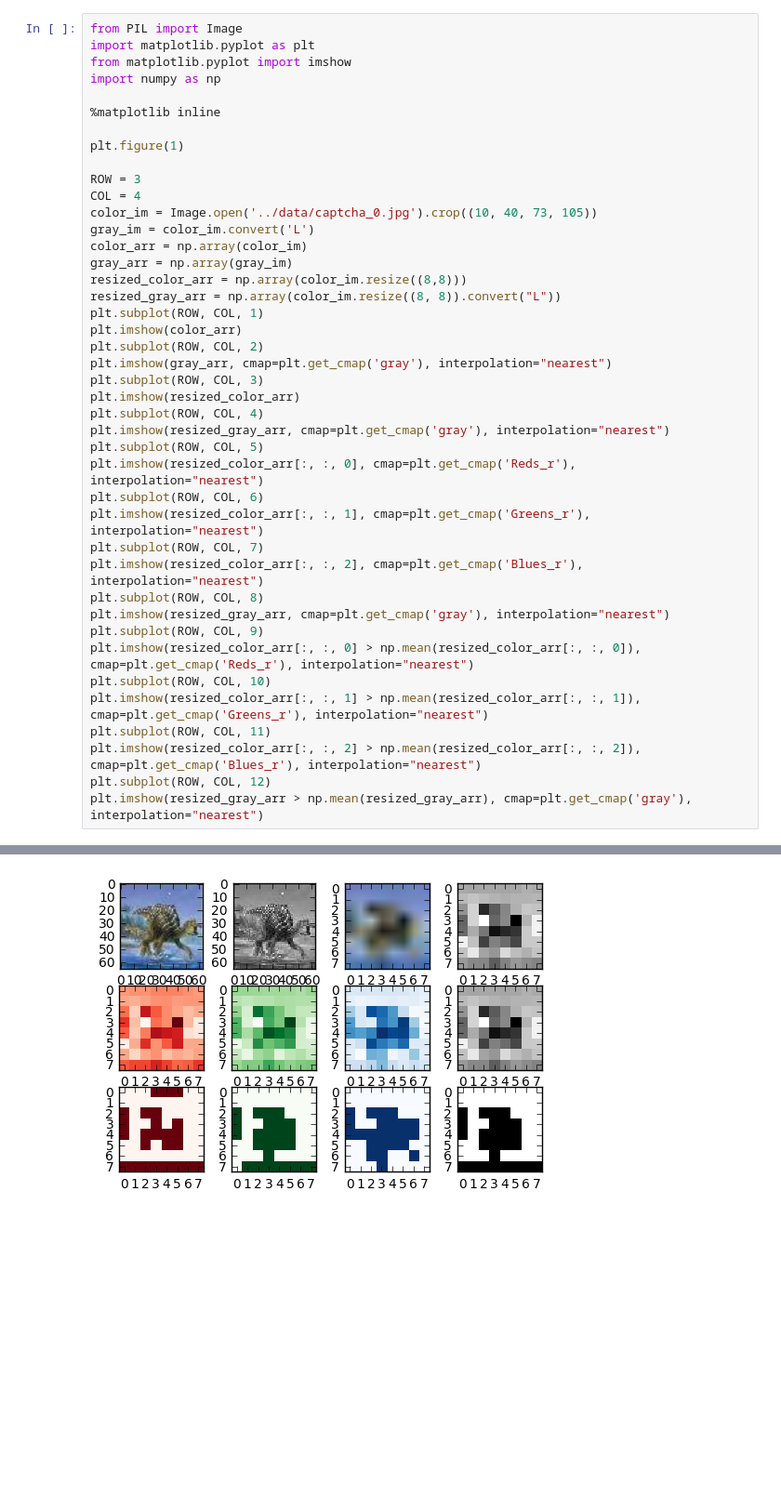
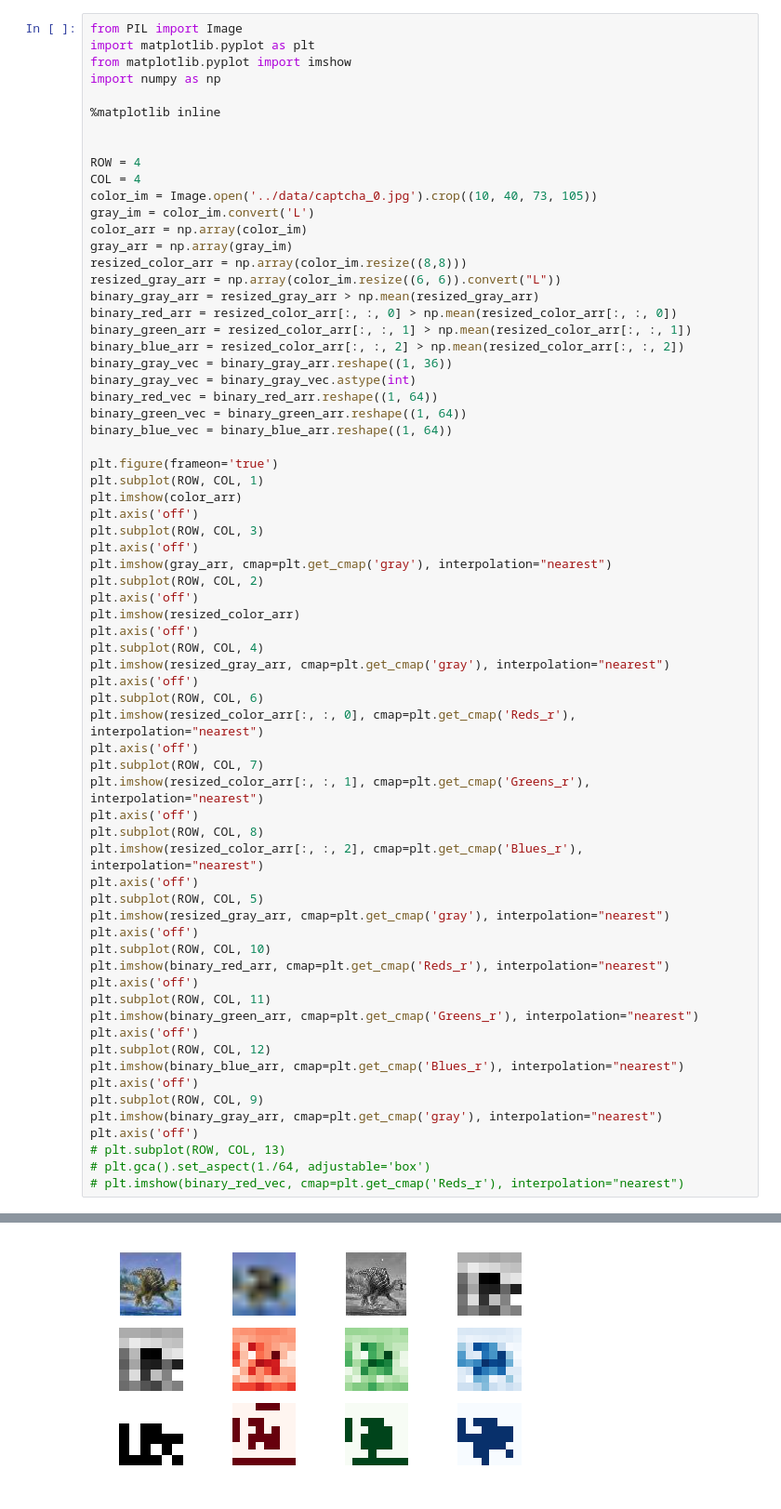
Before and after one commit to LittleHann/Break12306Captcha, a Jupyter notebook: visualize/perceptual_hashing.ipynb, the cells around one changed output, grey strips where cells are left out. Shown at 93% size. Saved outputs shown, nothing was run; the diff lists cells and outputs as text; blank space fills up the shorter version.

```diff
--- a/visualize/perceptual_hashing.ipynb
+++ b/visualize/perceptual_hashing.ipynb
@@ -6,38 +6,64 @@ import numpy as np
 
 %matplotlib inline
 
-plt.figure(1)
 
-ROW = 3
+ROW = 4
 COL = 4
 color_im = Image.open('../data/captcha_0.jpg').crop((10, 40, 73, 105))
 gray_im = color_im.convert('L')
 color_arr = np.array(color_im)
 gray_arr = np.array(gray_im)
 resized_color_arr = np.array(color_im.resize((8,8)))
-resized_gray_arr = np.array(color_im.resize((8, 8)).convert("L"))
+resized_gray_arr = np.array(color_im.resize((6, 6)).convert("L"))
+binary_gray_arr = resized_gray_arr > np.mean(resized_gray_arr)
+binary_red_arr = resized_color_arr[:, :, 0] > np.mean(resized_color_arr[:, :, 0])
+binary_green_arr = resized_color_arr[:, :, 1] > np.mean(resized_color_arr[:, :, 1])
+binary_blue_arr = resized_color_arr[:, :, 2] > np.mean(resized_color_arr[:, :, 2])
+binary_gray_vec = binary_gray_arr.reshape((1, 36))
+binary_gray_vec = binary_gray_vec.astype(int)
+binary_red_vec = binary_red_arr.reshape((1, 64))
+binary_green_vec = binary_green_arr.reshape((1, 64))
+binary_blue_vec = binary_blue_arr.reshape((1, 64))
+
+plt.figure(frameon='true')
 plt.subplot(ROW, COL, 1)
 plt.imshow(color_arr)
+plt.axis('off')
+plt.subplot(ROW, COL, 3)
+plt.axis('off')
+plt.imshow(gray_arr, cmap=plt.get_cmap('gray'), interpolation="nearest")
 plt.subplot(ROW, COL, 2)
-plt.imshow(gray_arr, cmap=plt.get_cmap('gray'), interpolation="nearest")
-plt.subplot(ROW, COL, 3)
+plt.axis('off')
 plt.imshow(resized_color_arr)
+plt.axis('off')
 plt.subplot(ROW, COL, 4)
 plt.imshow(resized_gray_arr, cmap=plt.get_cmap('gray'), interpolation="nearest")
+plt.axis('off')
+plt.subplot(ROW, COL, 6)
+plt.imshow(resized_color_arr[:, :, 0], cmap=plt.get_cmap('Reds_r'), interpolation="nearest")
+plt.axis('off')
+plt.subplot(ROW, COL, 7)
+plt.imshow(resized_color_arr[:, :, 1], cmap=plt.get_cmap('Greens_r'), interpolation="nearest")
+plt.axis('off')
+plt.subplot(ROW, COL, 8)
+plt.imshow(resized_color_arr[:, :, 2], cmap=plt.get_cmap('Blues_r'), interpolation="nearest")
+plt.axis('off')
 plt.subplot(ROW, COL, 5)
-plt.imshow(resized_color_arr[:, :, 0], cmap=plt.get_cmap('Reds_r'), interpolation="nearest")
-plt.subplot(ROW, COL, 6)
-plt.imshow(resized_color_arr[:, :, 1], cmap=plt.get_cmap('Greens_r'), interpolation="nearest")
-plt.subplot(ROW, COL, 7)
-plt.imshow(resized_color_arr[:, :, 2], cmap=plt.get_cmap('Blues_r'), interpolation="nearest")
-plt.subplot(ROW, COL, 8)
 plt.imshow(resized_gray_arr, cmap=plt.get_cmap('gray'), interpolation="nearest")
+plt.axis('off')
+plt.subplot(ROW, COL, 10)
+plt.imshow(binary_red_arr, cmap=plt.get_cmap('Reds_r'), interpolation="nearest")
+plt.axis('off')
+plt.subplot(ROW, COL, 11)
+plt.imshow(binary_green_arr, cmap=plt.get_cmap('Greens_r'), interpolation="nearest")
+plt.axis('off')
+plt.subplot(ROW, COL, 12)
+plt.imshow(binary_blue_arr, cmap=plt.get_cmap('Blues_r'), interpolation="nearest")
+plt.axis('off')
 plt.subplot(ROW, COL, 9)
-plt.imshow(resized_color_arr[:, :, 0] > np.mean(resized_color_arr[:, :, 0]), cmap=plt.get_cmap('Reds_r'), interpolation="nearest")
-plt.subplot(ROW, COL, 10)
-plt.imshow(resized_color_arr[:, :, 1] > np.mean(resized_color_arr[:, :, 1]), cmap=plt.get_cmap('Greens_r'), interpolation="nearest")
-plt.subplot(ROW, COL, 11)
-plt.imshow(resized_color_arr[:, :, 2] > np.mean(resized_color_arr[:, :, 2]), cmap=plt.get_cmap('Blues_r'), interpolation="nearest")
-plt.subplot(ROW, COL, 12)
-plt.imshow(resized_gray_arr > np.mean(resized_gray_arr), cmap=plt.get_cmap('gray'), interpolation="nearest")
+plt.imshow(binary_gray_arr, cmap=plt.get_cmap('gray'), interpolation="nearest")
+plt.axis('off')
+# plt.subplot(ROW, COL, 13)
+# plt.gca().set_aspect(1./64, adjustable='box')
+# plt.imshow(binary_red_vec, cmap=plt.get_cmap('Reds_r'), interpolation="nearest")
 # %% [output]
@@ -45 +71 @@ plt.imshow(resized_gray_arr > np.mean(resized_gray_arr), cmap=plt.get_cmap('gray
-[figure, old version]
+[figure, new version]
```
Also changed, not shown: parts of 3 cells of this notebook, 1 other file.
